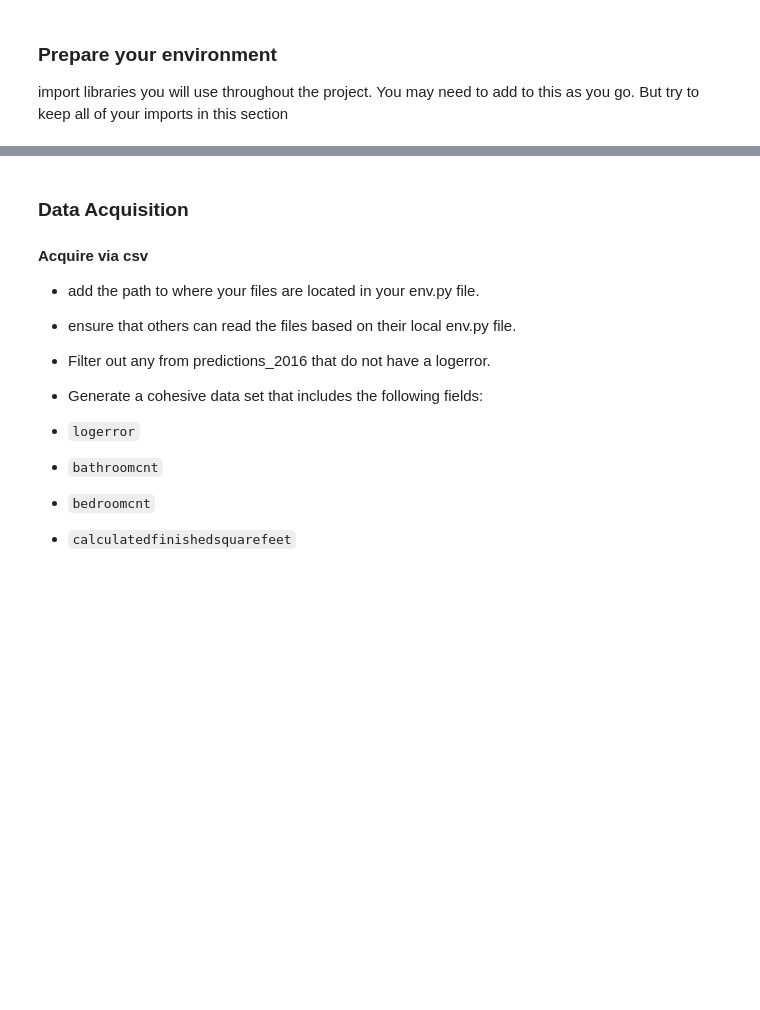
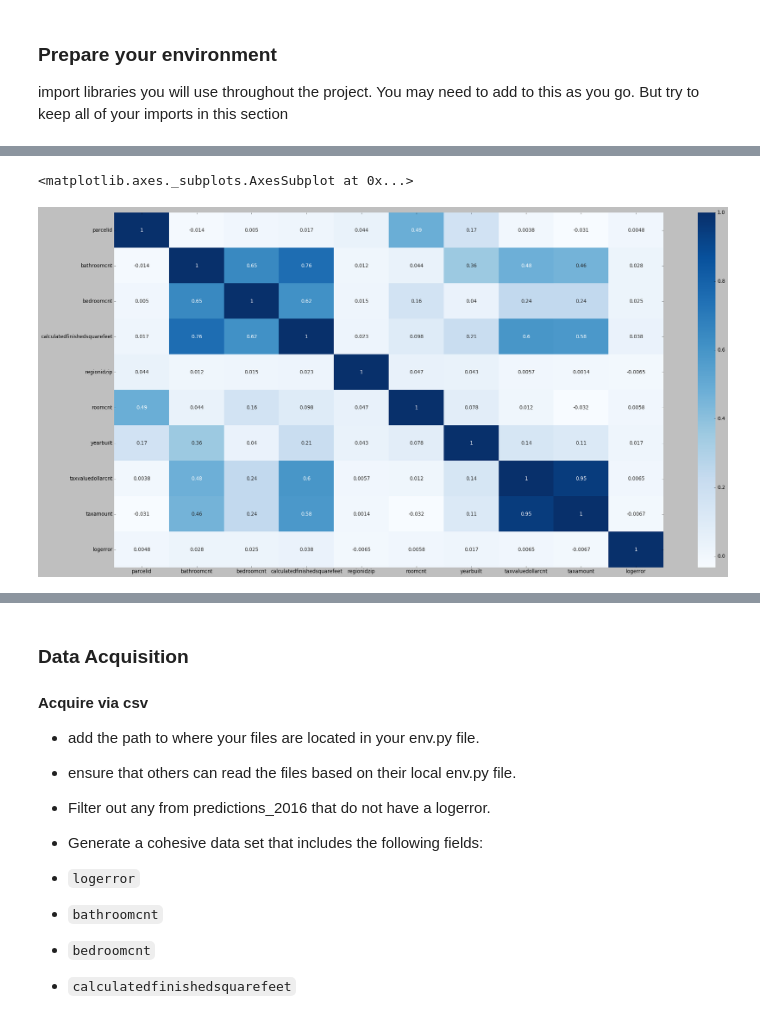
Before and after one commit to HackneyChad/Codeup_DS_projects, a Jupyter notebook: Regression_Project.ipynb, the cells around one changed output, grey strips where cells are left out. Saved outputs shown, nothing was run; the diff lists cells and outputs as text; code cells hidden in the pictures; blank space fills up the shorter version.

```diff
--- a/Regression_Project.ipynb
+++ b/Regression_Project.ipynb
@@ -50,0 +92,17 @@ import libraries you will use throughout the project.  You may need to add to th
+# %%
+df_a = pd.DataFrame(df_properties_dump, columns = [
+      'parcelid',
+      'bathroomcnt',
+      'bedroomcnt',
+      'calculatedfinishedsquarefeet',
+      'regionidzip',
+      'roomcnt',
+      'yearbuilt',
+      'taxvaluedollarcnt',
+      'taxamount'])
+# %%
+df_b = pd.DataFrame(df_prediction_dump, columns = ['parcelid', 'logerror'])
+# %%
+df_join = pd.merge(df_a, df_b, on='parcelid')
+# %%
+df_join = df_join.apply(lambda x: x.fillna(x.mean()),axis=0)
@@ -50,0 +153,6 @@ import libraries you will use throughout the project.  You may need to add to th
+# %%
+plt.figure(figsize=(30,15))
+sns.heatmap(df_join.corr(), cmap='Blues', annot=True)
+# %% [output]
+<matplotlib.axes._subplots.AxesSubplot at 0x...>
+[figure, added]
```
Also changed, not shown: parts of 13 cells of this notebook.
